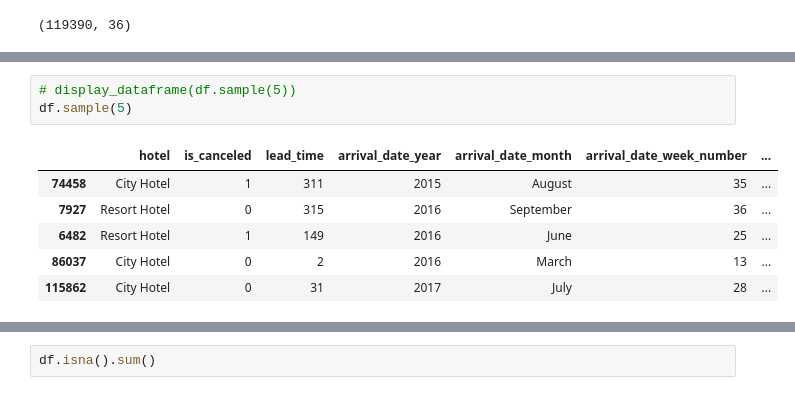
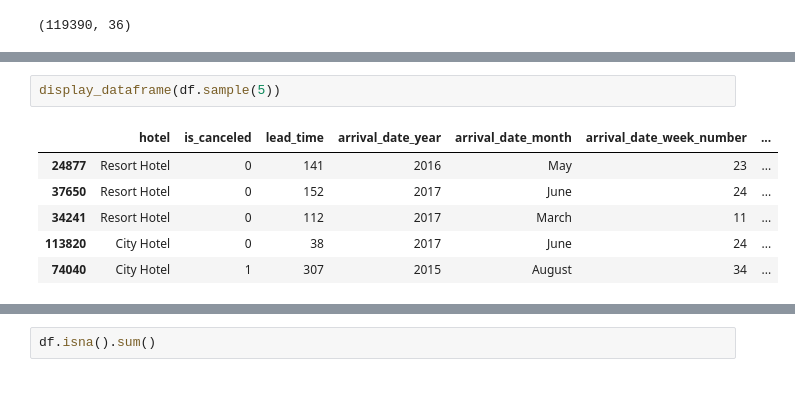
Before and after one commit to SartazAnsari/hotel-booking-analysis, a Jupyter notebook: HotelBookingAnalysis.ipynb, the cells around one changed output, grey strips where cells are left out. Drawn from its saved outputs; the diff is of its cells as text.

```diff
--- a/HotelBookingAnalysis.ipynb
+++ b/HotelBookingAnalysis.ipynb
@@ -82,10 +83,9 @@ df.tail()
 # %%
-# display_dataframe(df.sample(5))
-df.sample(5)
+display_dataframe(df.sample(5))
 # %% [output]
 |  | hotel | is_canceled | lead_time | arrival_date_year | arrival_date_month | arrival_date_week_number | ... |
-| 74458 | City Hotel | 1 | 311 | 2015 | August | 35 | ... |
-| 7927 | Resort Hotel | 0 | 315 | 2016 | September | 36 | ... |
-| 6482 | Resort Hotel | 1 | 149 | 2016 | June | 25 | ... |
-| 86037 | City Hotel | 0 | 2 | 2016 | March | 13 | ... |
-| 115862 | City Hotel | 0 | 31 | 2017 | July | 28 | ... |
+| 24877 | Resort Hotel | 0 | 141 | 2016 | May | 23 | ... |
+| 37650 | Resort Hotel | 0 | 152 | 2017 | June | 24 | ... |
+| 34241 | Resort Hotel | 0 | 112 | 2017 | March | 11 | ... |
+| 113820 | City Hotel | 0 | 38 | 2017 | June | 24 | ... |
+| 74040 | City Hotel | 1 | 307 | 2015 | August | 34 | ... |
```
Also changed, not shown: parts of 9 cells of this notebook, 1 other file.
